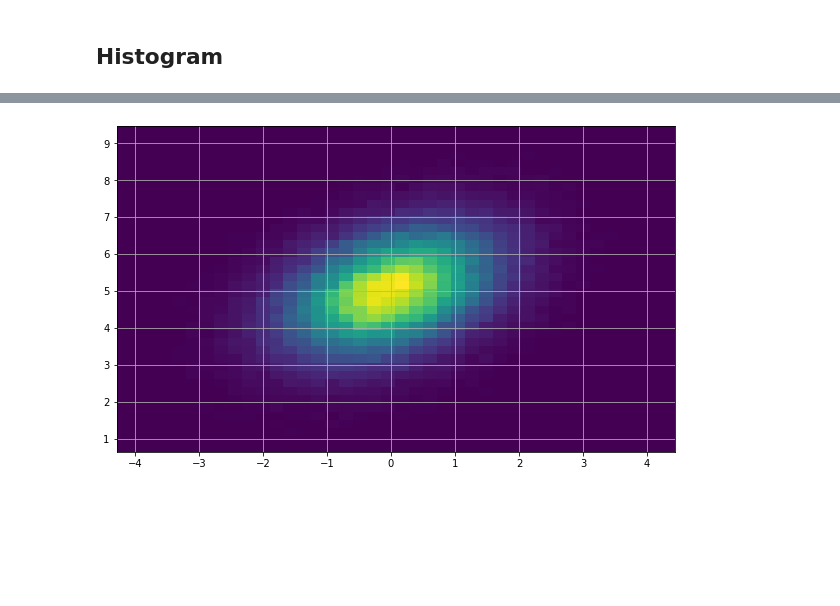
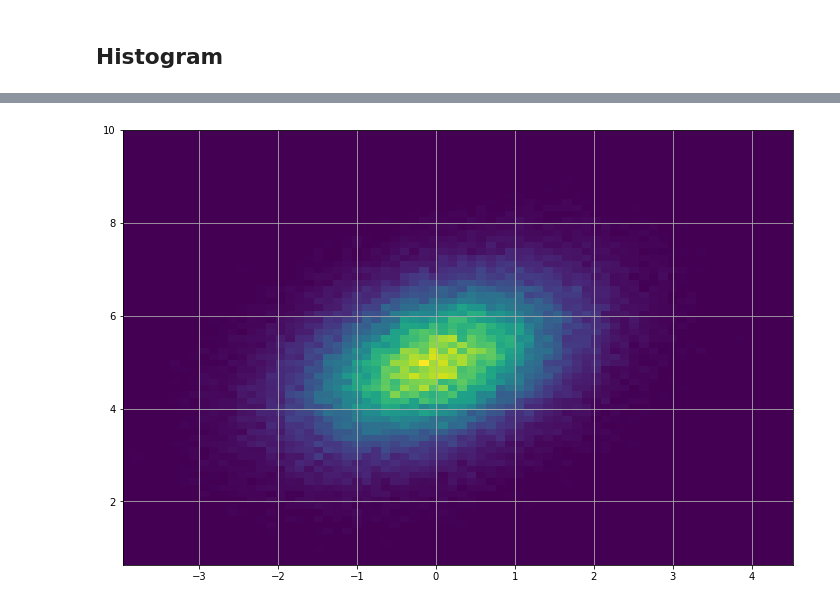
Before and after one commit to ClemensFMN/Python-ML, a Jupyter notebook: 200-Plotting.ipynb, the cells around one changed output, grey strips where cells are left out. Saved outputs shown, nothing was run; the diff lists cells and outputs as text; code cells hidden in the pictures; blank space fills up the shorter version.

```diff
--- a/200-Plotting.ipynb
+++ b/200-Plotting.ipynb
@@ -5,7 +5,7 @@ import matplotlib
 import numpy as np
 import matplotlib.pyplot as plt
 %matplotlib inline
-plt.rcParams["figure.figsize"] = (10, 6) # (w, h) set size of plot
+plt.rcParams["figure.figsize"] = (12, 8) # (w, h) set size of plot
 # %% [markdown]
 ## Simple Plot
 # %%
@@ -117,12 +116,12 @@ ax.legend([r"$\mu$=-4", r"$\mu$=0", r"$\mu$=3"])
 # %%
 # Generate a normal distribution, center at x=0 and y=5
-x = np.random.randn(N_points)
+x = np.random.randn(100000)
 y = .4 * x + np.random.randn(100000) + 5
 
 fig, axs = plt.subplots()
 
 # We can set the number of bins with the `bins` kwarg
-axs.hist2d(x,y, bins=n_bins)
+axs.hist2d(x,y, bins=num_bins)
 axs.grid()
 # %% [output]
-[figure, old version]
+[figure, new version]
```
Also changed, not shown: parts of 9 cells of this notebook.
